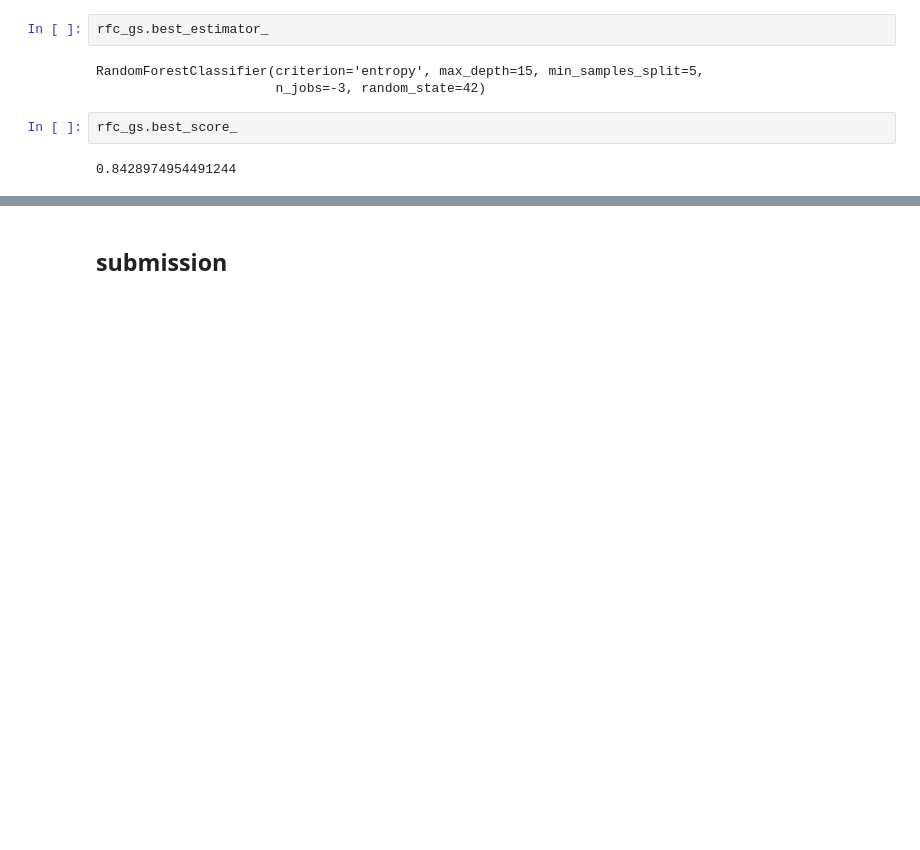
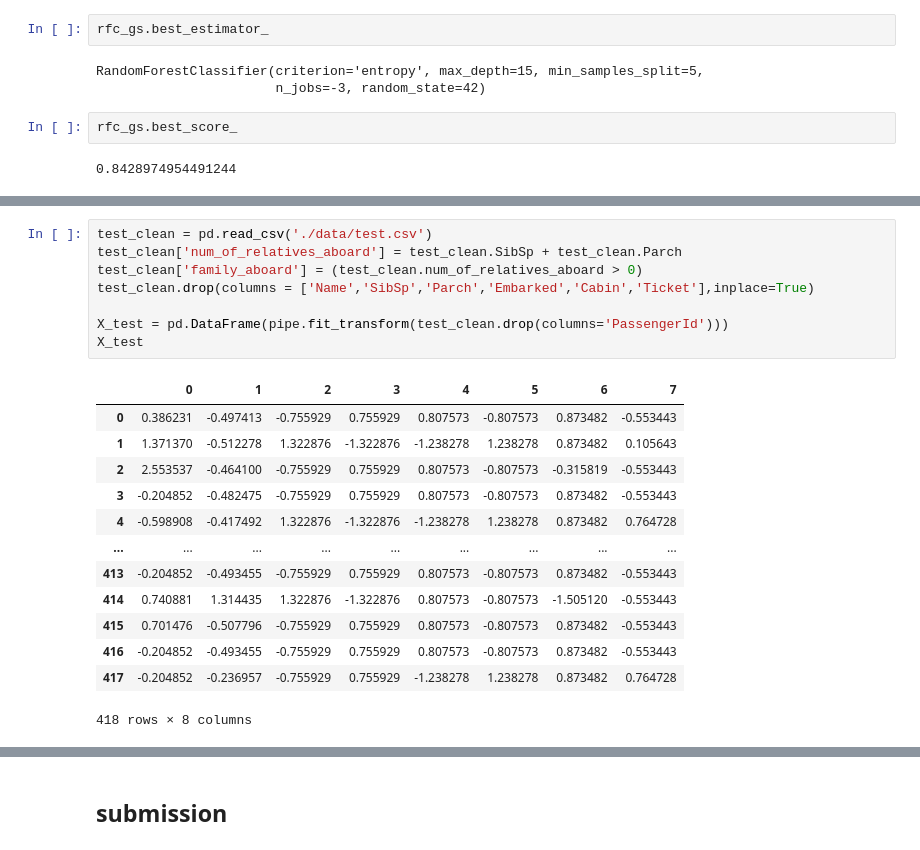
Before and after one commit to ssaeed85/dsc-Titanic-KaggleCompetition, a Jupyter notebook: Notebook.ipynb, the cells around one changed output, grey strips where cells are left out. Drawn from its saved outputs; the diff is of its cells as text; blank space fills up the shorter version.

```diff
--- a/Notebook.ipynb
+++ b/Notebook.ipynb
@@ -393,0 +396,22 @@ y_hat = rfc.predict(test_clean)
+# %%
+test_clean = pd.read_csv('./data/test.csv')
+test_clean['num_of_relatives_aboard'] = test_clean.SibSp + test_clean.Parch
+test_clean['family_aboard'] = (test_clean.num_of_relatives_aboard > 0)
+test_clean.drop(columns = ['Name','SibSp','Parch','Embarked','Cabin','Ticket'],inplace=True)
+
+X_test = pd.DataFrame(pipe.fit_transform(test_clean.drop(columns='PassengerId')))
+X_test
+# %% [output]
+|  | 0 | 1 | 2 | 3 | 4 | 5 | 6 | 7 |
+| 0 | 0.386231 | -0.497413 | -0.755929 | 0.755929 | 0.807573 | -0.807573 | 0.873482 | -0.553443 |
+| 1 | 1.371370 | -0.512278 | 1.322876 | -1.322876 | -1.238278 | 1.238278 | 0.873482 | 0.105643 |
+| 2 | 2.553537 | -0.464100 | -0.755929 | 0.755929 | 0.807573 | -0.807573 | -0.315819 | -0.553443 |
+| 3 | -0.204852 | -0.482475 | -0.755929 | 0.755929 | 0.807573 | -0.807573 | 0.873482 | -0.553443 |
+| 4 | -0.598908 | -0.417492 | 1.322876 | -1.322876 | -1.238278 | 1.238278 | 0.873482 | 0.764728 |
+| ... | ... | ... | ... | ... | ... | ... | ... | ... |
+| 413 | -0.204852 | -0.493455 | -0.755929 | 0.755929 | 0.807573 | -0.807573 | 0.873482 | -0.553443 |
+| 414 | 0.740881 | 1.314435 | 1.322876 | -1.322876 | 0.807573 | -0.807573 | -1.505120 | -0.553443 |
+| 415 | 0.701476 | -0.507796 | -0.755929 | 0.755929 | 0.807573 | -0.807573 | 0.873482 | -0.553443 |
+| 416 | -0.204852 | -0.493455 | -0.755929 | 0.755929 | 0.807573 | -0.807573 | 0.873482 | -0.553443 |
+| 417 | -0.204852 | -0.236957 | -0.755929 | 0.755929 | -1.238278 | 1.238278 | 0.873482 | 0.764728 |
+418 rows × 8 columns
```
Also changed, not shown: parts of 27 cells of this notebook.
